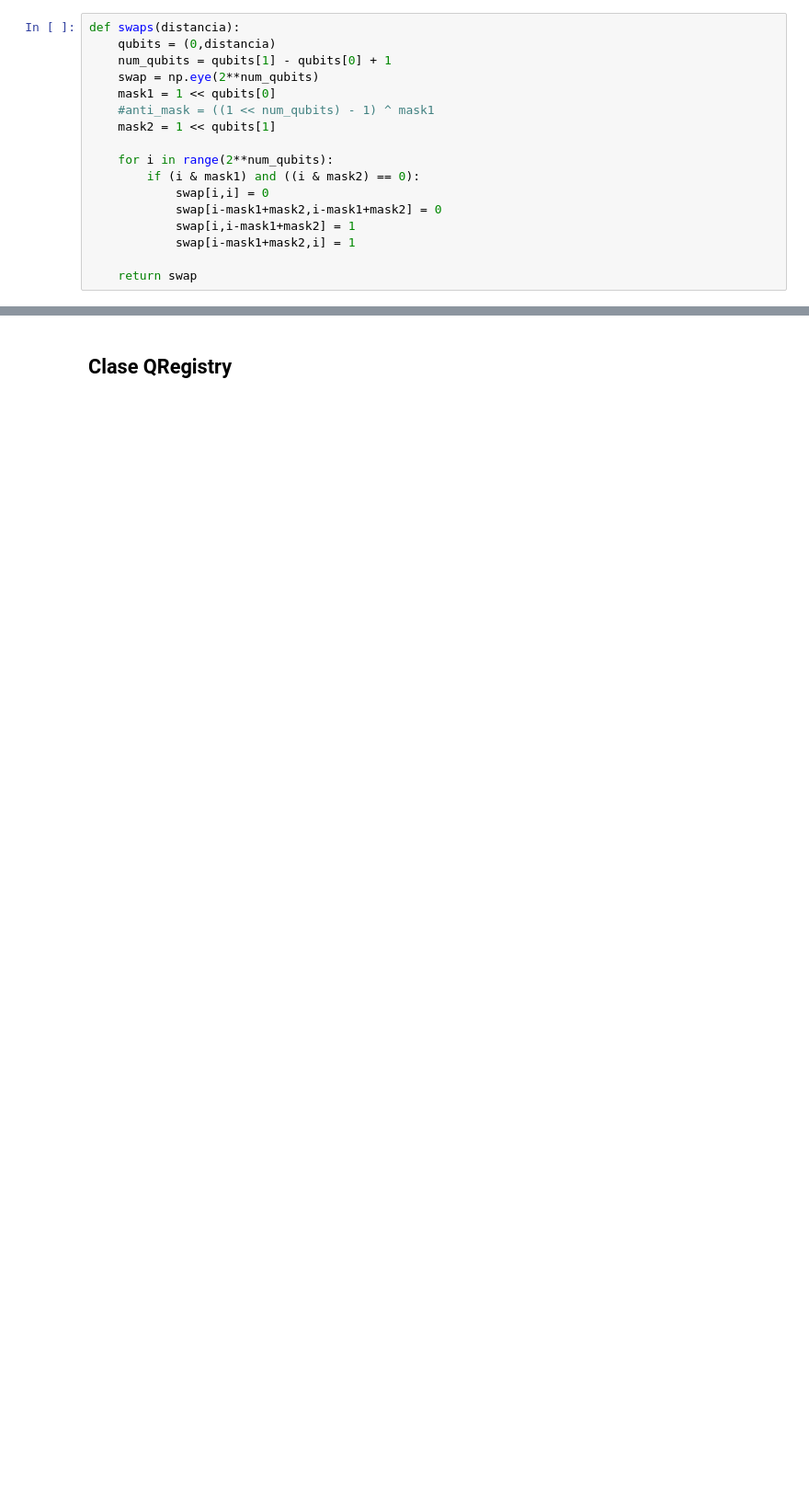
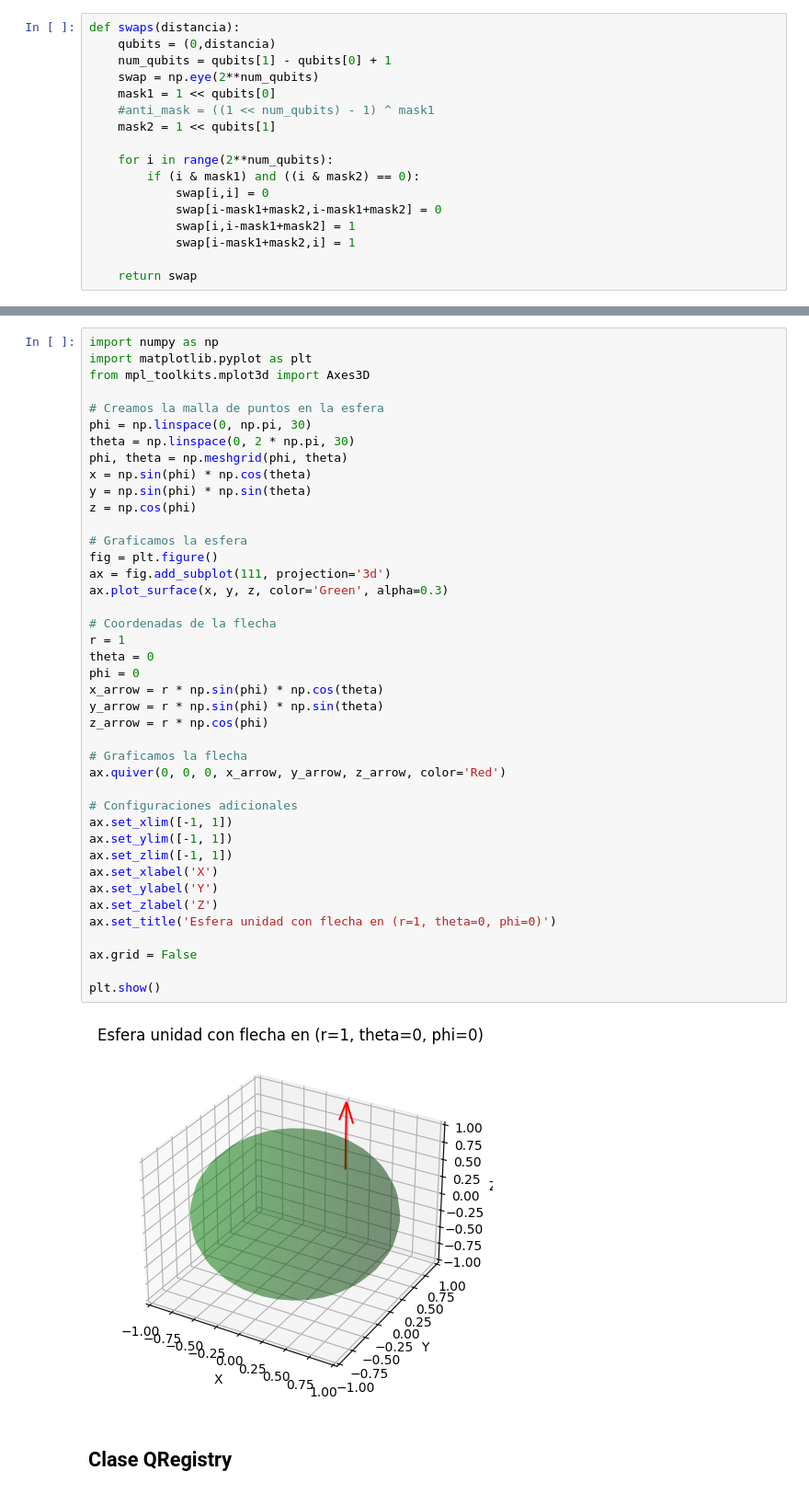
Before and after one commit to Markmc01/HS, a Jupyter notebook: SimuladorClases.ipynb, the cells around one changed output, grey strips where cells are left out. Shown: that part at 92% size. Cells and saved outputs as stored; diff of their text form; blank space fills up the shorter version.

```diff
--- a/SimuladorClases.ipynb
+++ b/SimuladorClases.ipynb
@@ -55,3 +77,46 @@ array([[1., 0., 0., 0., 0., 0., 0., 0.],
+# %%
+import numpy as np
+import matplotlib.pyplot as plt
+from mpl_toolkits.mplot3d import Axes3D
+
+# Creamos la malla de puntos en la esfera
+phi = np.linspace(0, np.pi, 30)
+theta = np.linspace(0, 2 * np.pi, 30)
+phi, theta = np.meshgrid(phi, theta)
+x = np.sin(phi) * np.cos(theta)
+y = np.sin(phi) * np.sin(theta)
+z = np.cos(phi)
+
+# Graficamos la esfera
+fig = plt.figure()
+ax = fig.add_subplot(111, projection='3d')
+ax.plot_surface(x, y, z, color='Green', alpha=0.3)
+
+# Coordenadas de la flecha
+r = 1
+theta = 0
+phi = 0
+x_arrow = r * np.sin(phi) * np.cos(theta)
+y_arrow = r * np.sin(phi) * np.sin(theta)
+z_arrow = r * np.cos(phi)
+
+# Graficamos la flecha
+ax.quiver(0, 0, 0, x_arrow, y_arrow, z_arrow, color='Red')
+
+# Configuraciones adicionales
+ax.set_xlim([-1, 1])
+ax.set_ylim([-1, 1])
+ax.set_zlim([-1, 1])
+ax.set_xlabel('X')
+ax.set_ylabel('Y')
+ax.set_zlabel('Z')
+ax.set_title('Esfera unidad con flecha en (r=1, theta=0, phi=0)')
+
+ax.grid = False
+
+plt.show()
+# %% [output]
+[figure, added]
 # %% [markdown]
 ## Clase QRegistry
 # %%
```
Also changed, not shown: parts of 12 cells of this notebook.
